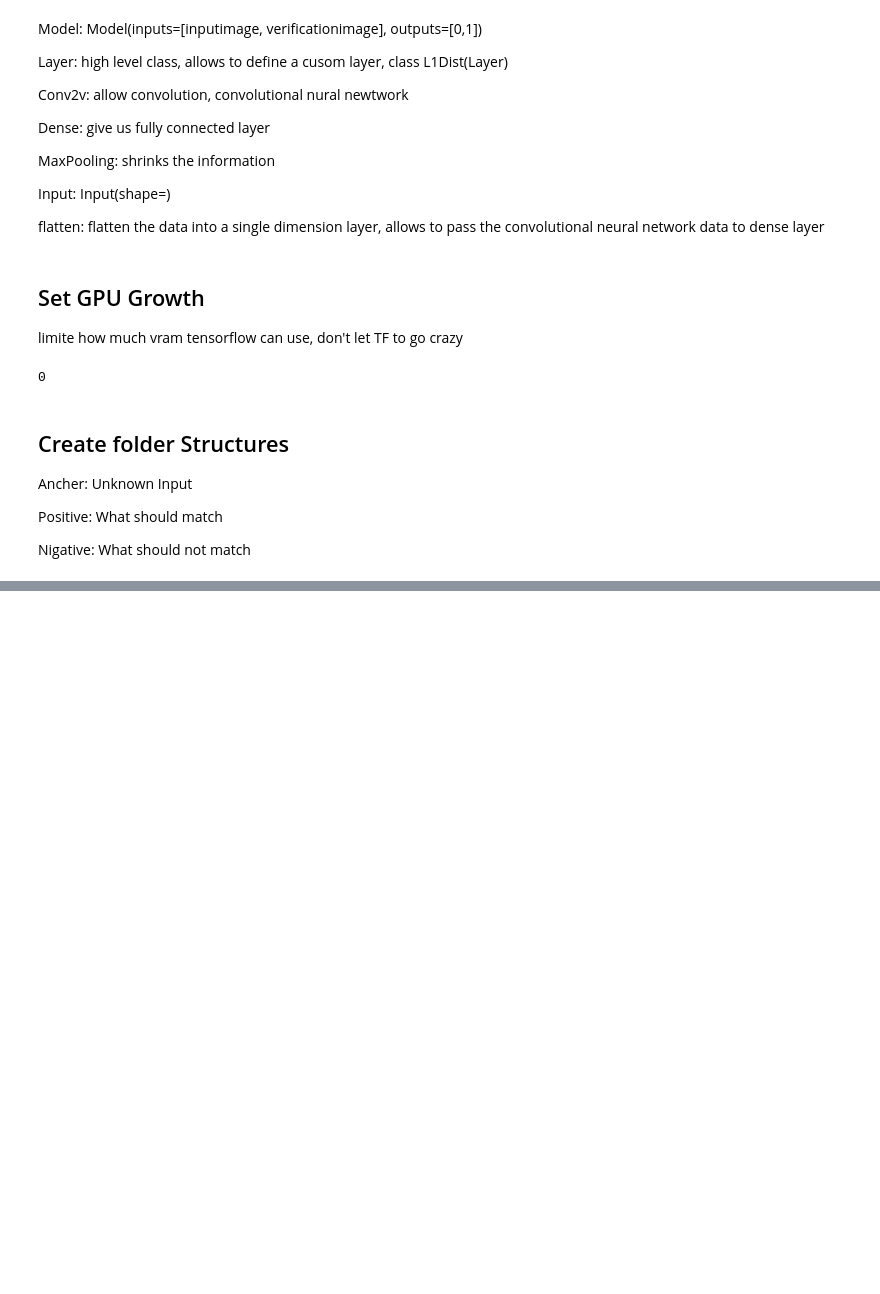
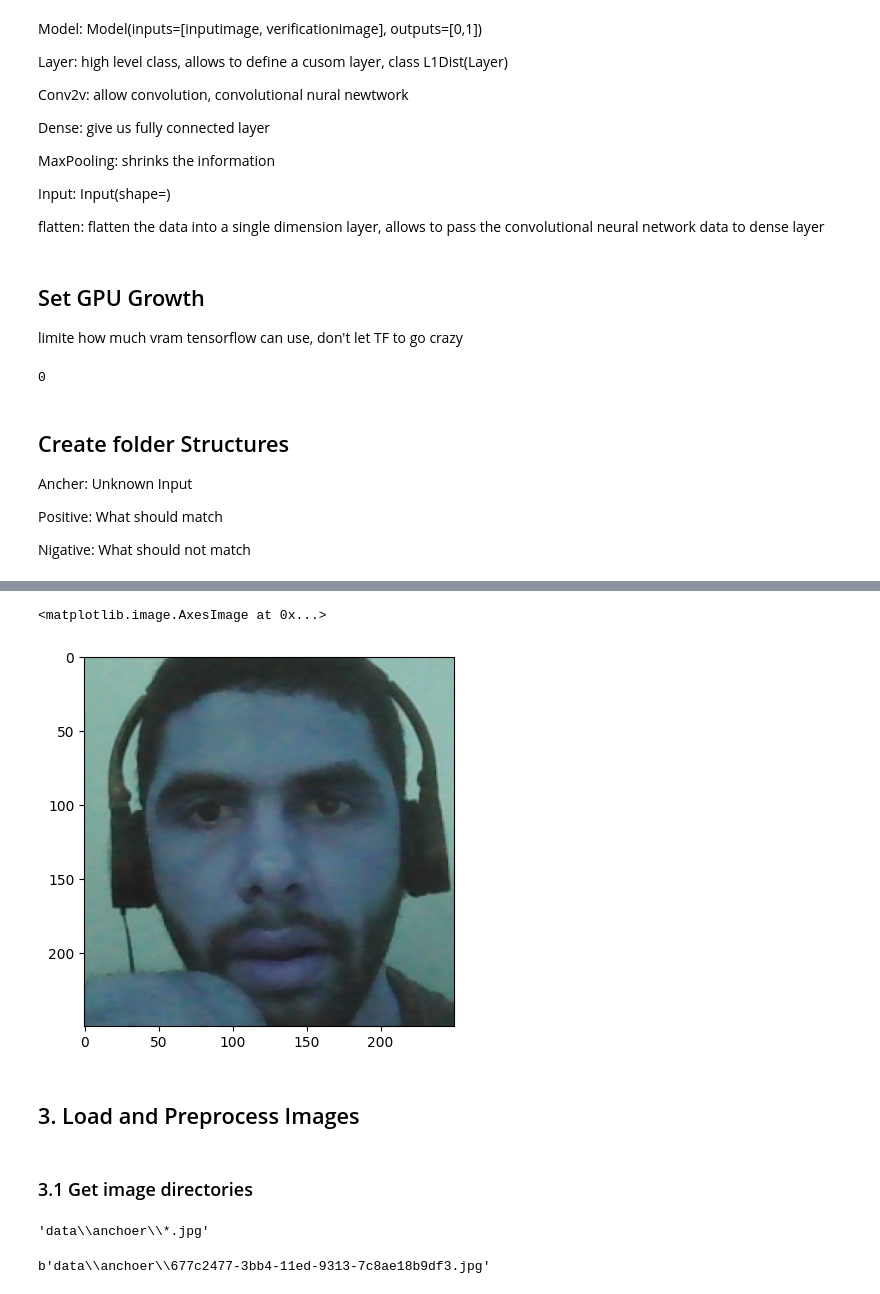
Before and after one commit to A7medAbdien/faceRec, a Jupyter notebook: faceRec.ipynb, the cells around one changed output, grey strips where cells are left out. Drawn from its saved outputs; the diff is of its cells as text; code cells hidden in the pictures; blank space fills up the shorter version.

```diff
--- a/faceRec.ipynb
+++ b/faceRec.ipynb
@@ -101,0 +192,10 @@ os.makedirs(ANC_PATH)
+# %%
+# frame before cut, the color looks diffrent because openCV have a different channel order
+plt.imshow(frame)
+# %% [output]
+<matplotlib.image.AxesImage at 0x...>
+[figure, added]
+# %% [markdown]
+## 3. Load and Preprocess Images
+# %% [markdown]
+### 3.1 Get image directories
@@ -101,0 +210,9 @@ os.makedirs(ANC_PATH)
+# %%
+ANC_PATH + '\*.jpg'
+# %% [output]
+'data\\anchoer\\*.jpg'
+# %%
+dir_test = anchor.as_numpy_iterator()
+dir_test.next()
+# %% [output]
+b'data\\anchoer\\677c2477-3bb4-11ed-9313-7c8ae18b9df3.jpg'
```
Also changed, not shown: parts of 42 cells of this notebook.
